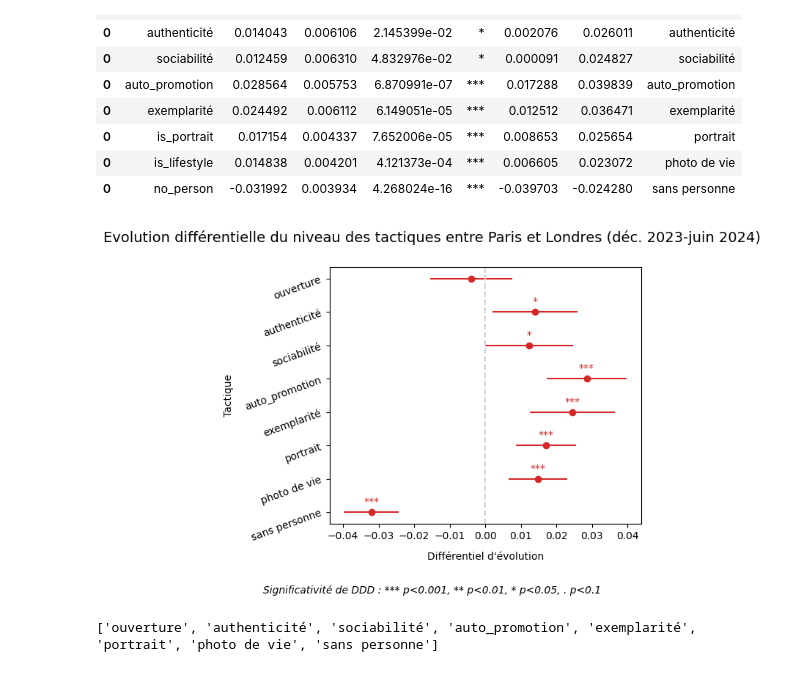
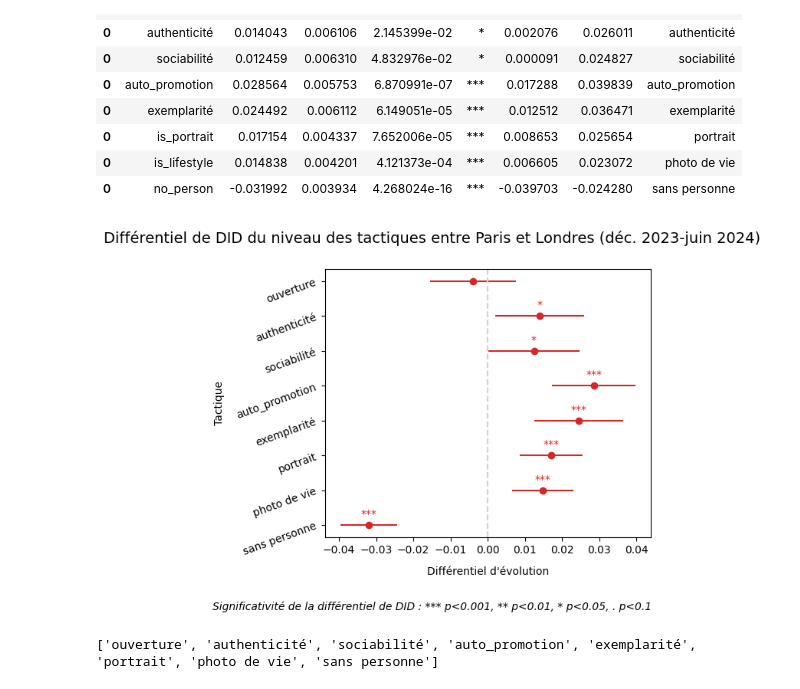
Before and after one commit to yeliu-dh/SelfPresentation_Multimodal_airbnb, a Jupyter notebook: D_stat/test_new_old_host.ipynb, the cells around one changed output. Cells and saved outputs as stored; diff of their text form; code cells hidden in the pictures.

```diff
--- a/D_stat/test_new_old_host.ipynb
+++ b/D_stat/test_new_old_host.ipynb
@@ -523,36 +636,36 @@ for _, row in sub.iterrows():
         xytext=(0, 10),
         textcoords='offset points',
         ha='center',
         va='center',
         fontsize=10,
         color=change_colors
 )
 
 ax.axvline(0, linestyle='--', color="lightgray", label="Changement de Londres")
 ax.set_xlabel(f"Différentiel d'évolution", labelpad=10)
 ax.set_ylabel('Tactique', labelpad=10)
 ax.tick_params(axis='y', rotation=20)
 # ax.set_title()
 
 fig.suptitle(
-    "Evolution différentielle du niveau des tactiques entre Paris et Londres (déc. 2023-juin 2024)",
+    "Différentiel de DID du niveau des tactiques entre Paris et Londres (déc. 2023-juin 2024)",
     # "Evolution de l'écart des niveaux de tactiques entre Paris et Londres (déc. 2023 - juin 2024)",
     fontsize=14,
     y=1
 )
 
 plt.figtext(
     0.5, 0.01,
-    "Significativité de DDD : *** p<0.001, ** p<0.01, * p<0.05, . p<0.1",
+    "Significativité de la différentiel de DID : *** p<0.001, ** p<0.01, * p<0.05, . p<0.1",
     ha="center",
     fontsize=10,
     style="italic",
 )
 plt.tight_layout(rect=[0, 0.1, 1, 1])# [left, bottom, right, top]
 plt.subplots_adjust(bottom=0.2)#控制子图到底的距离，给text留出空间
 plt.show()
 # %% [output]
-[figure, old version]
+[figure, new version]
 # %%
 # ---colors----
 blue_cmap = plt.cm.Blues
```
Also changed, not shown: parts of 9 cells of this notebook, 7 other files.
